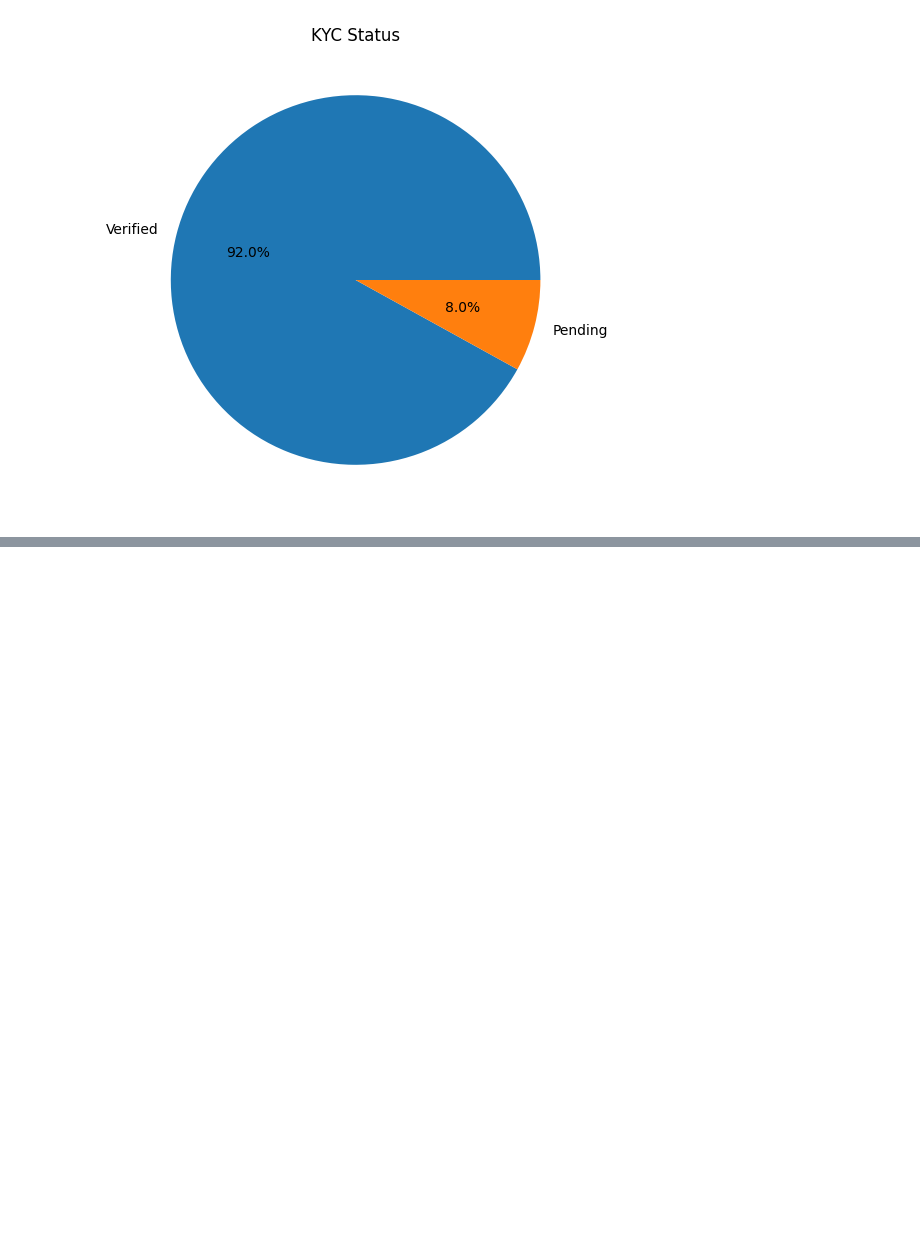
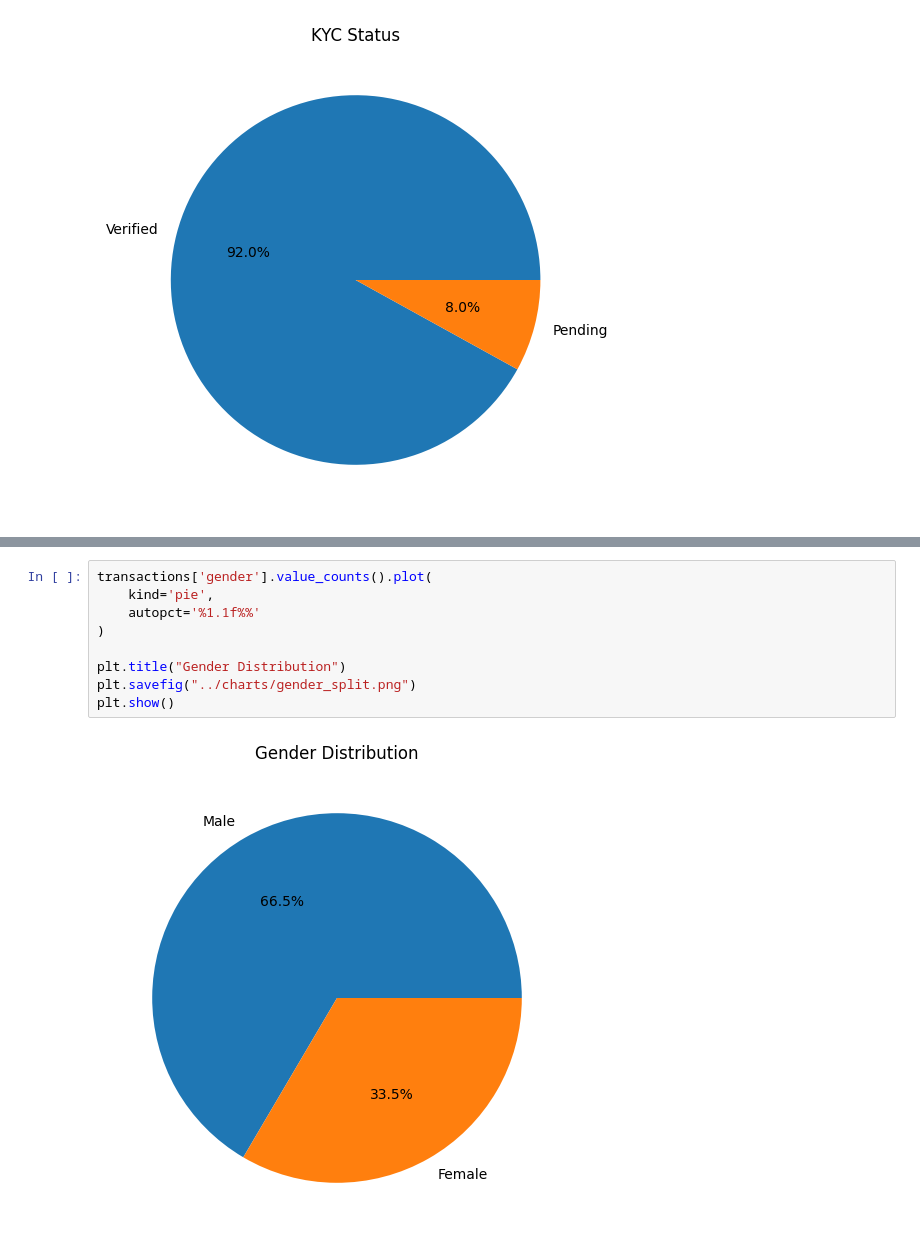
Before and after one commit to Rajkumar200526/bluestock_mf_capstone, a Jupyter notebook: notebooks/Untitled.ipynb, the cells around one changed output, grey strips where cells are left out. Saved outputs shown, nothing was run; the diff lists cells and outputs as text; blank space fills up the shorter version.

```diff
--- a/notebooks/Untitled.ipynb
+++ b/notebooks/Untitled.ipynb
@@ -392,0 +404,11 @@ plt.show()
+# %%
+transactions['gender'].value_counts().plot(
+    kind='pie',
+    autopct='%1.1f%%'
+)
+
+plt.title("Gender Distribution")
+plt.savefig("../charts/gender_split.png")
+plt.show()
+# %% [output]
+[figure, added]
```
Also changed, not shown: parts of 7 cells of this notebook, 9 other files.
